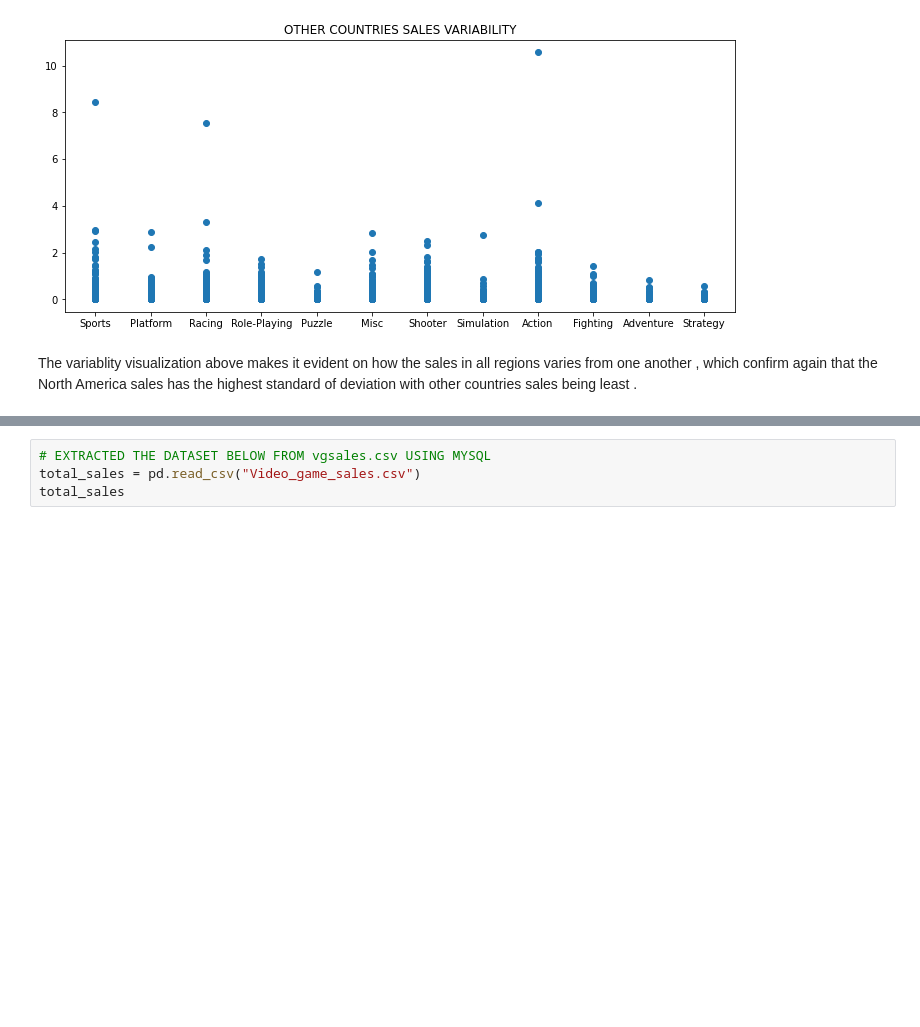
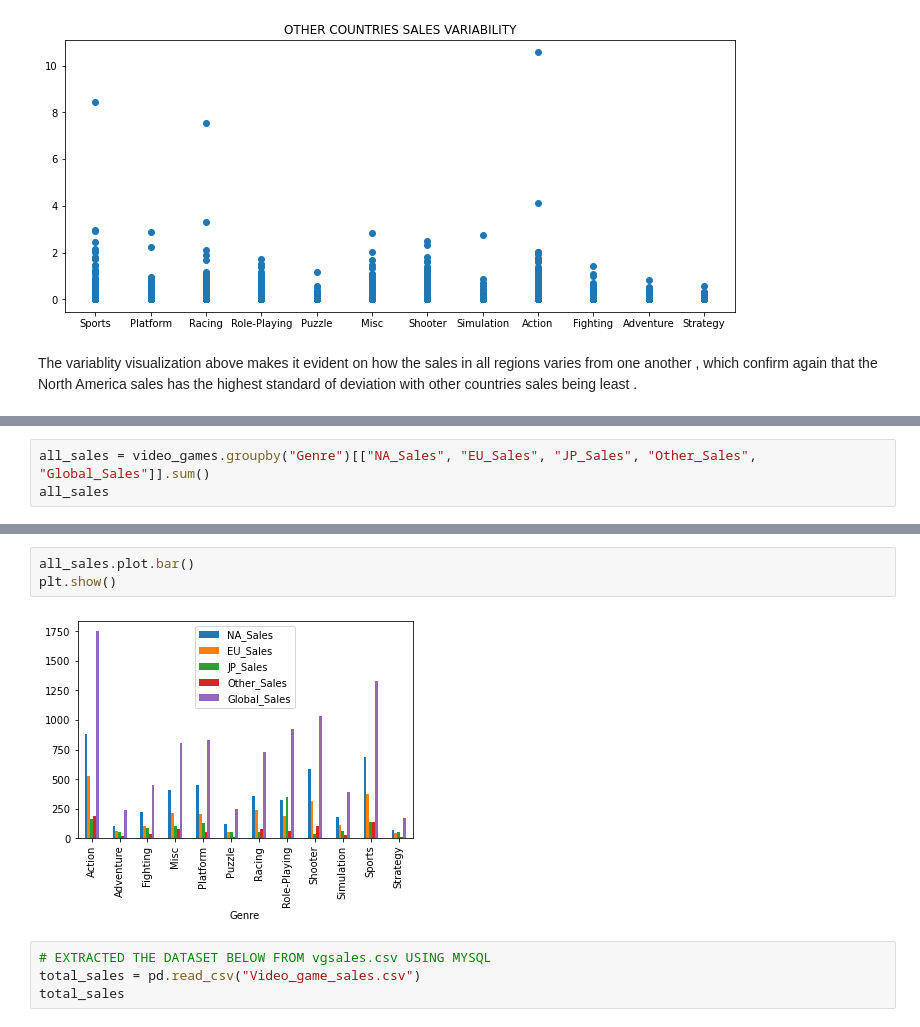
Before and after one commit to cappymayor/worldwide_game_EDA, a Jupyter notebook: Notebook/Video-games-analysis.ipynb, the cells around one changed output, grey strips where cells are left out. Cells and saved outputs as stored; diff of their text form; blank space fills up the shorter version.

```diff
--- a/Notebook/Video-games-analysis.ipynb
+++ b/Notebook/Video-games-analysis.ipynb
@@ -111,0 +147,3 @@ The pie chart above shows Action and Sports are the most popular video games all
+# %%
+all_sales = video_games.groupby("Genre")[["NA_Sales", "EU_Sales", "JP_Sales", "Other_Sales", "Global_Sales"]].sum()
+all_sales
@@ -112,3 +165,8 @@ The pie chart above shows Action and Sports are the most popular video games all
+# %%
+all_sales.plot.bar()
+plt.show()
+# %% [output]
+[figure, added]
 # %%
 # EXTRACTED THE DATASET BELOW FROM vgsales.csv USING MYSQL
 total_sales = pd.read_csv("Video_game_sales.csv")
```
Also changed, not shown: parts of 12 cells of this notebook.
